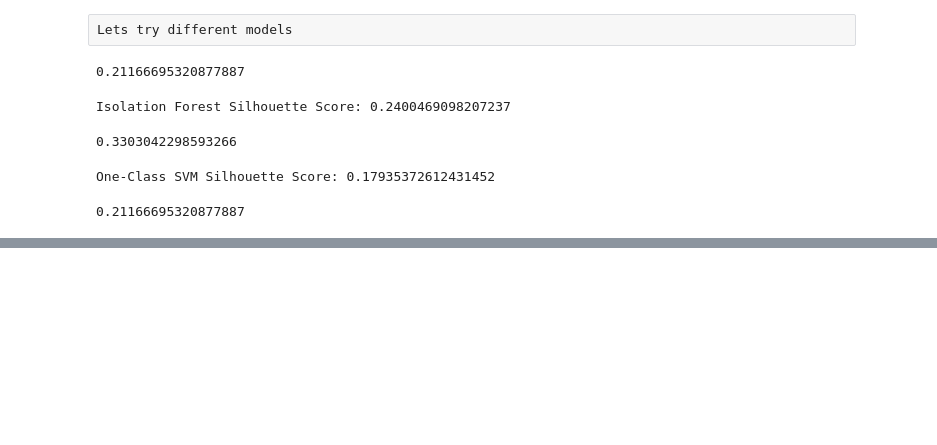
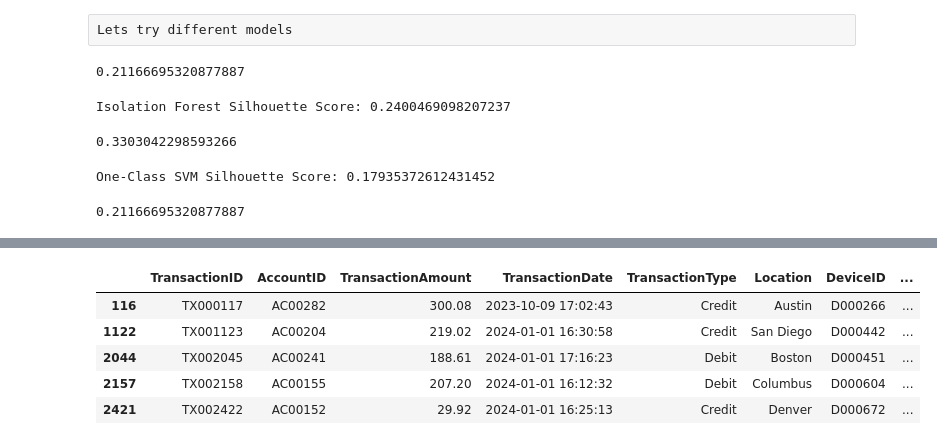
Before and after one commit to AIShaktiNeil/Python_Fingertips, a Jupyter notebook: US_bank_anomalyDetection.ipynb, the cells around one changed output, grey strips where cells are left out. Saved outputs shown, nothing was run; the diff lists cells and outputs as text; code cells hidden in the pictures; blank space fills up the shorter version.

```diff
--- a/US_bank_anomalyDetection.ipynb
+++ b/US_bank_anomalyDetection.ipynb
@@ -486,0 +534,9 @@ silhouette_score(df_pca,df_date_dropped['cluster'])
+# %%
+df.iloc[[116, 1122, 2044,2157,2421]]
+# %% [output]
+|  | TransactionID | AccountID | TransactionAmount | TransactionDate | TransactionType | Location | DeviceID | ... |
+| 116 | TX000117 | AC00282 | 300.08 | 2023-10-09 17:02:43 | Credit | Austin | D000266 | ... |
+| 1122 | TX001123 | AC00204 | 219.02 | 2024-01-01 16:30:58 | Credit | San Diego | D000442 | ... |
+| 2044 | TX002045 | AC00241 | 188.61 | 2024-01-01 17:16:23 | Debit | Boston | D000451 | ... |
+| 2157 | TX002158 | AC00155 | 207.20 | 2024-01-01 16:12:32 | Debit | Columbus | D000604 | ... |
+| 2421 | TX002422 | AC00152 | 29.92 | 2024-01-01 16:25:13 | Credit | Denver | D000672 | ... |
```
Also changed, not shown: parts of 9 cells of this notebook.
